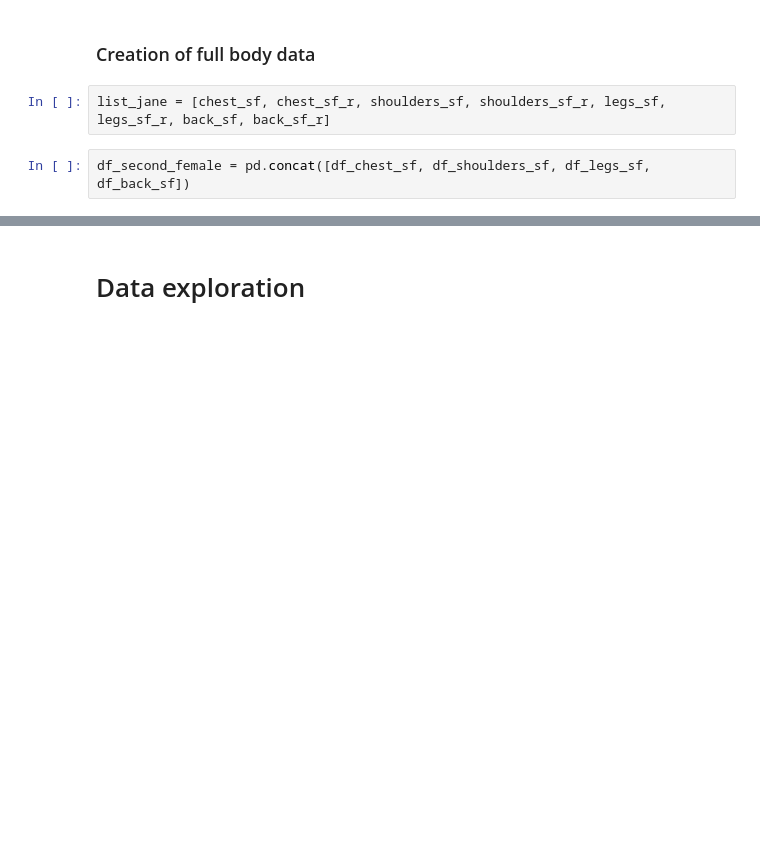
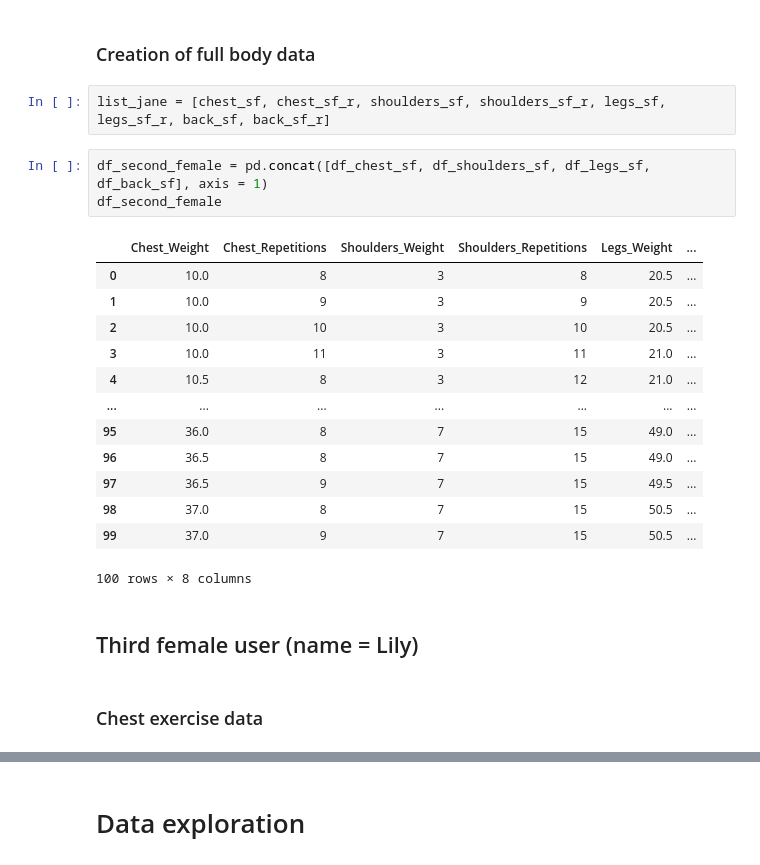
Before and after one commit to Clement733/workout_planner, a Jupyter notebook: data_improvement.ipynb, the cells around one changed output, grey strips where cells are left out. Drawn from its saved outputs; the diff is of its cells as text; blank space fills up the shorter version.

Commit message:
Added third female user

```diff
--- a/data_improvement.ipynb
+++ b/data_improvement.ipynb
@@ -514,4 +514,23 @@ df_back_sf = pd.DataFrame({'Back_Weight': back_sf, 'Back_Repetitions': back_sf_r
 # %%
 list_jane = [chest_sf, chest_sf_r, shoulders_sf, shoulders_sf_r, legs_sf, legs_sf_r, back_sf, back_sf_r]
 # %%
-df_second_female = pd.concat([df_chest_sf, df_shoulders_sf, df_legs_sf, df_back_sf])
+df_second_female = pd.concat([df_chest_sf, df_shoulders_sf, df_legs_sf, df_back_sf], axis = 1)
+df_second_female
+# %% [output]
+|  | Chest_Weight | Chest_Repetitions | Shoulders_Weight | Shoulders_Repetitions | Legs_Weight | ... |
+| 0 | 10.0 | 8 | 3 | 8 | 20.5 | ... |
+| 1 | 10.0 | 9 | 3 | 9 | 20.5 | ... |
+| 2 | 10.0 | 10 | 3 | 10 | 20.5 | ... |
+| 3 | 10.0 | 11 | 3 | 11 | 21.0 | ... |
+| 4 | 10.5 | 8 | 3 | 12 | 21.0 | ... |
+| ... | ... | ... | ... | ... | ... | ... |
+| 95 | 36.0 | 8 | 7 | 15 | 49.0 | ... |
+| 96 | 36.5 | 8 | 7 | 15 | 49.0 | ... |
+| 97 | 36.5 | 9 | 7 | 15 | 49.5 | ... |
+| 98 | 37.0 | 8 | 7 | 15 | 50.5 | ... |
+| 99 | 37.0 | 9 | 7 | 15 | 50.5 | ... |
+100 rows × 8 columns
+# %% [markdown]
+## Third female user (name = Lily)
+# %% [markdown]
+### Chest exercise data
```
Also changed, not shown: parts of 9 cells of this notebook.
